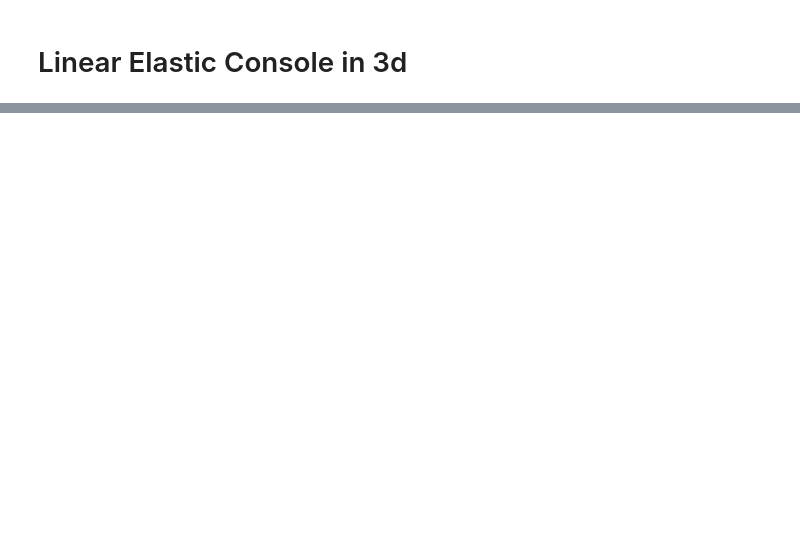
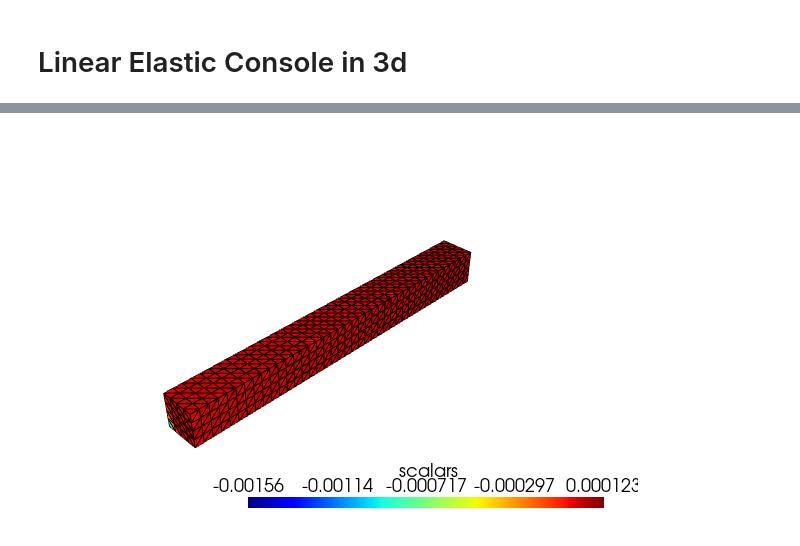
Before and after one commit to dewloosh/SigmaEpsilon, a Jupyter notebook: notebooks/console-3d.ipynb, the cells around one changed output, grey strips where cells are left out. Cells and saved outputs as stored; diff of their text form; code cells hidden in the pictures; blank space fills up the shorter version.

```diff
--- a/notebooks/console-3d.ipynb
+++ b/notebooks/console-3d.ipynb
@@ -64,0 +147,36 @@ dofsol = structure.nodal_dof_solution()
+# %%
+from polymesh.topo.tr import H8_to_TET4, TET4_to_TET10
+from polymesh.space import index_of_closest_point
+from sigmaepsilon.solid.fem.cells import TET4
+# pointdata
+coords, topo = H8_to_TET4(*grid(**gridparams))
+# fix points at x==0
+cond = coords[:, 0] <= 0.001
+ebcinds = np.where(cond)[0]
+fixity = np.zeros((coords.shape[0], 3), dtype=bool)
+fixity[ebcinds, :] = True
+# unit vertical load at (Lx, 0, 0)
+iF = index_of_closest_point(coords, np.array([Lx, 0., 0.]))
+loads = np.zeros((coords.shape[0], 3))
+loads[iF, 2] = F
+#pointdata
+pd = PointData(coords=coords, frame=GlobalFrame,
+               loads=loads, fixity=fixity)
+# celldata
+cd = TET4(topo=topo, frames=GlobalFrame)
+# set up mesh and structure
+mesh = SolidMesh(pd, cd, model=A, frame=GlobalFrame)
+structure = Structure(mesh=mesh)
+# solve
+_t = time()
+structure.linear_static_analysis()
+dt = time() - _t
+dofsol = structure.nodal_dof_solution()
+add_to_summary('TET4-3dof', dt, dofsol)
+# %%
+structure.mesh.pd['x'] = coords + dofsol[:, :3]
+structure.mesh.pd['scalars'] = dofsol[:, 2]
+mesh.pvplot(notebook=True, window_size=(600, 400), cmap='jet',
+            jupyter_backend='static', scalars='scalars')
+# %% [output]
+[figure, added]
```
Also changed, not shown: parts of 9 cells of this notebook, 13 other files.
